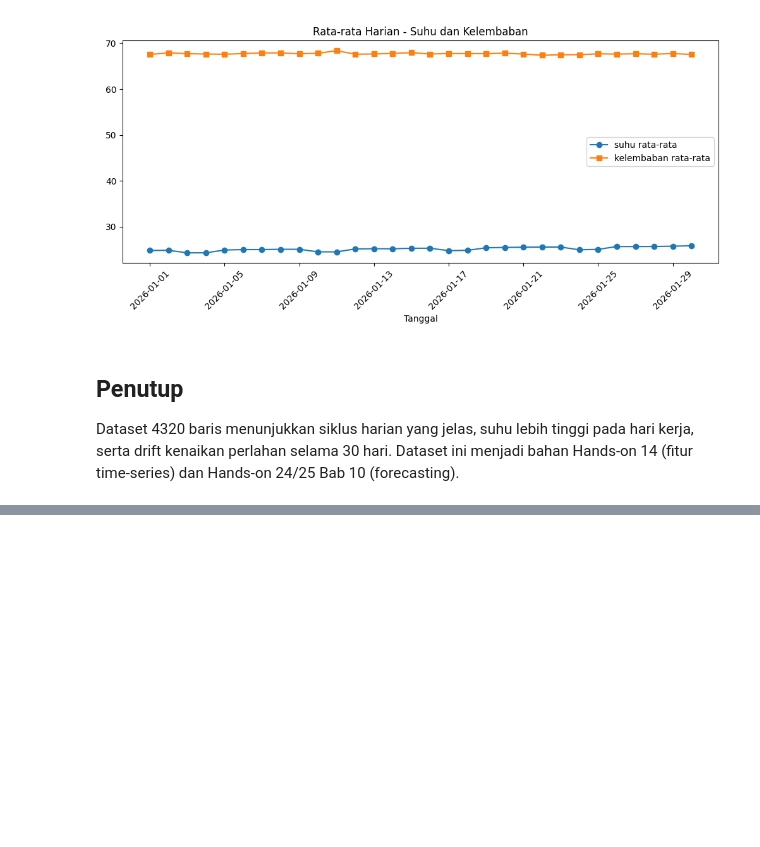
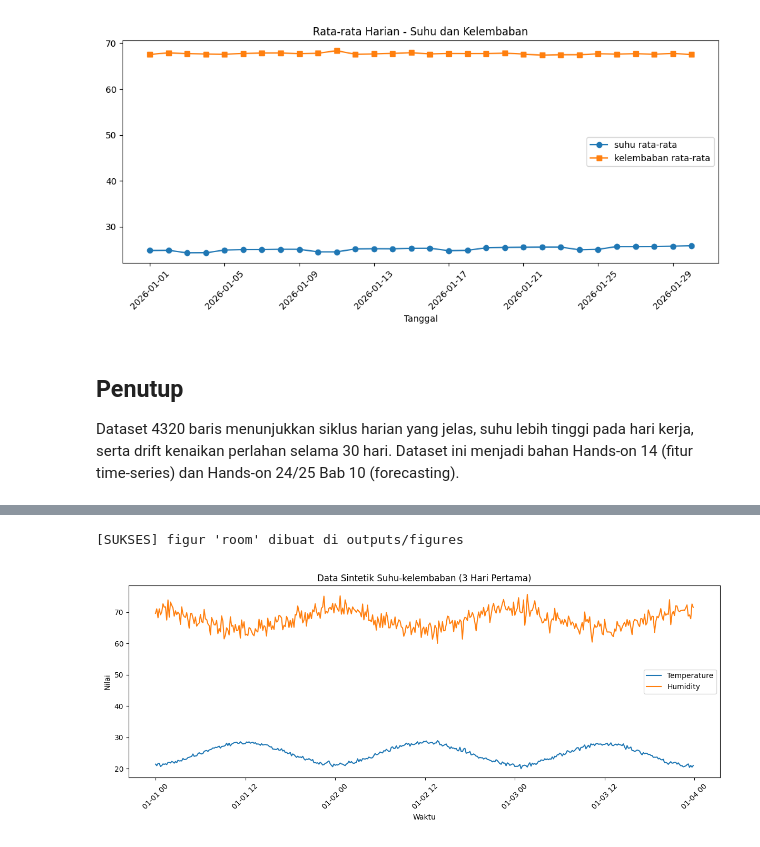
Before and after one commit to sulhanfuadi/iot-ml-book, a Jupyter notebook: notebooks/08_generate_room_30days.ipynb, the cells around one changed output, grey strips where cells are left out. Saved outputs shown, nothing was run; the diff lists cells and outputs as text; code cells hidden in the pictures; blank space fills up the shorter version.

Commit message:
docs: notebook dieksekusi ulang dengan figur buku dan README bagian figur

```diff
--- a/notebooks/08_generate_room_30days.ipynb
+++ b/notebooks/08_generate_room_30days.ipynb
@@ -62,0 +67,9 @@ time-series) dan Hands-on 24/25 Bab 10 (forecasting).
+# %%
+import subprocess, sys
+r = subprocess.run([sys.executable, "scripts/book_figures.py", "--only", "room"], capture_output=True, text=True)
+print(r.stdout, r.stderr)
+from IPython.display import Image, display
+display(Image("outputs/figures/room_30days_sample.png"))
+# %% [output]
+[SUKSES] figur 'room' dibuat di outputs/figures
+[figure, added]
```
Also changed, not shown: parts of 1 cell of this notebook, 9 other files.
